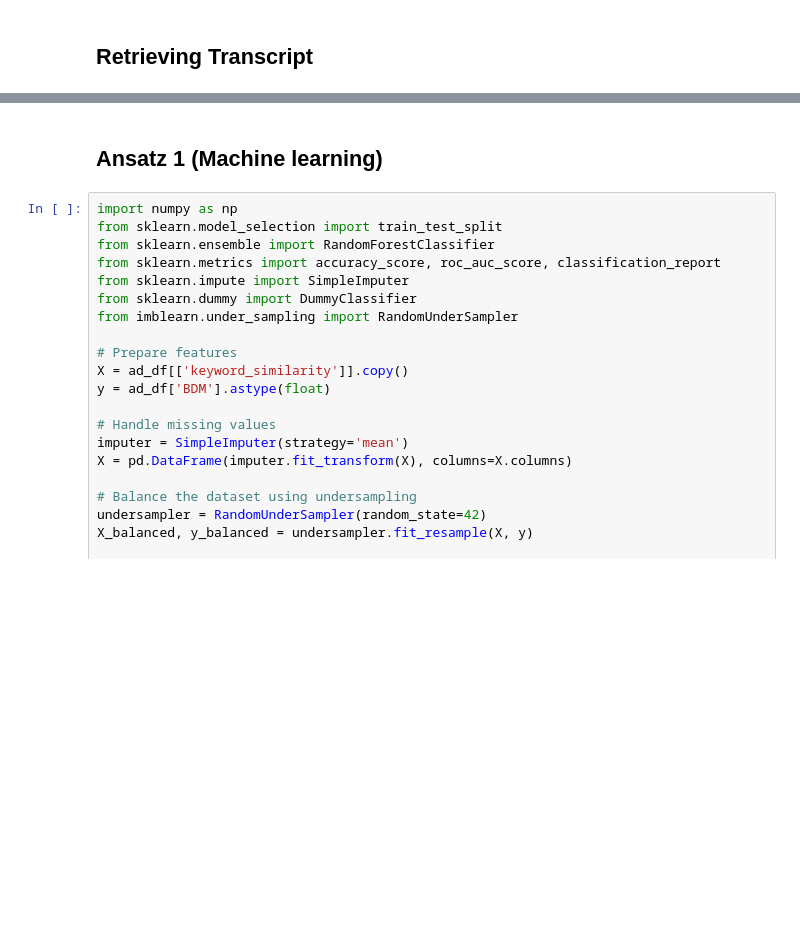
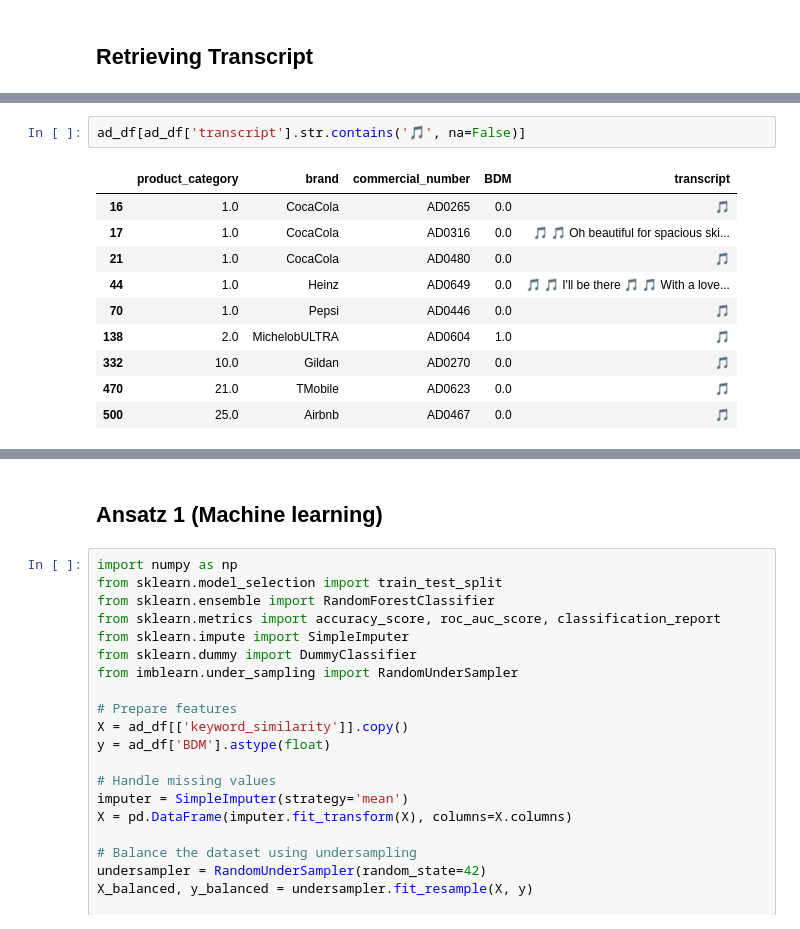
Before and after one commit to NilsLeo/Commercial-Brand-Differentiating-Message-Analysis, a Jupyter notebook: Neues_Projekt/BDM_Detection.ipynb, the cells around one changed output, grey strips where cells are left out. Saved outputs shown, nothing was run; the diff lists cells and outputs as text; blank space fills up the shorter version.

```diff
--- a/Neues_Projekt/BDM_Detection.ipynb
+++ b/Neues_Projekt/BDM_Detection.ipynb
@@ -57,0 +103,13 @@ ad_df.head(30)
+# %%
+ad_df[ad_df['transcript'].str.contains('🎵', na=False)]
+# %% [output]
+|  | product_category | brand | commercial_number | BDM | transcript |
+| 16 | 1.0 | CocaCola | AD0265 | 0.0 | 🎵 |
+| 17 | 1.0 | CocaCola | AD0316 | 0.0 | 🎵 🎵 Oh beautiful for spacious ski... |
+| 21 | 1.0 | CocaCola | AD0480 | 0.0 | 🎵 |
+| 44 | 1.0 | Heinz | AD0649 | 0.0 | 🎵 🎵 I'll be there 🎵 🎵 With a love... |
+| 70 | 1.0 | Pepsi | AD0446 | 0.0 | 🎵 |
+| 138 | 2.0 | MichelobULTRA | AD0604 | 1.0 | 🎵 |
+| 332 | 10.0 | Gildan | AD0270 | 0.0 | 🎵 |
+| 470 | 21.0 | TMobile | AD0623 | 0.0 | 🎵 |
+| 500 | 25.0 | Airbnb | AD0467 | 0.0 | 🎵 |
```
Also changed, not shown: parts of 14 cells of this notebook.
